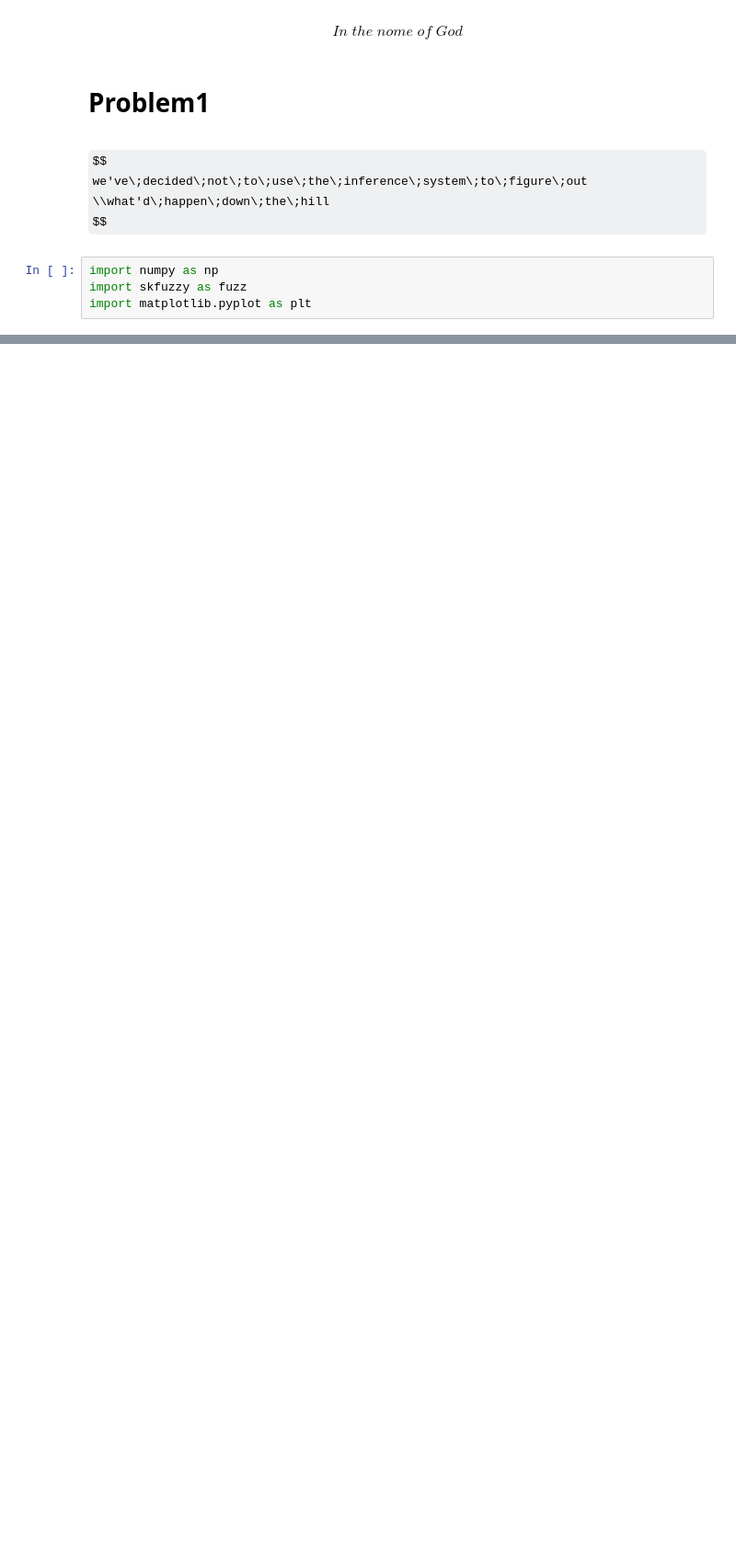
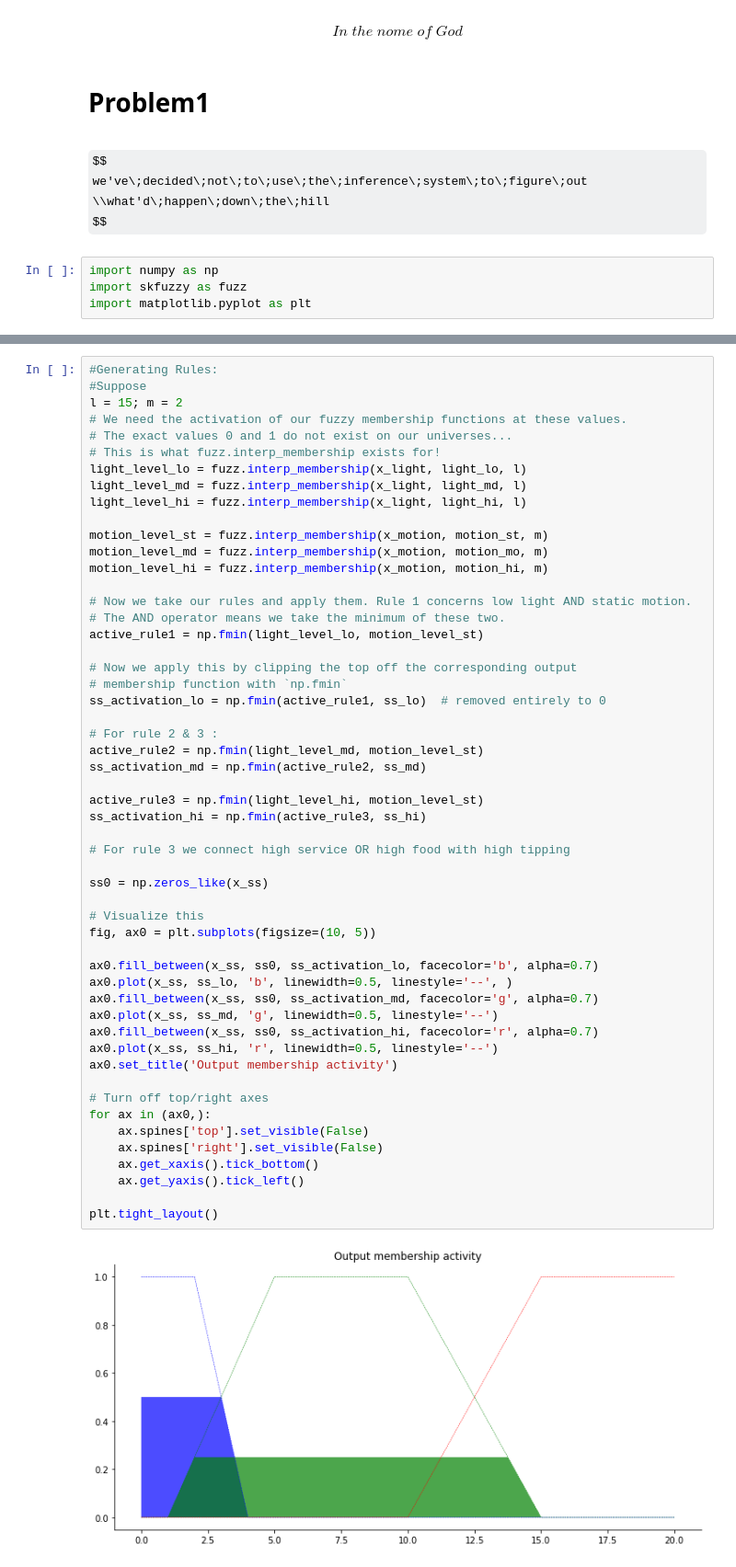
Before and after one commit to garfield-gray/Fuzzy, a Jupyter notebook: P#1.ipynb, the cells around one changed output, grey strips where cells are left out. Shown: that part at 92% size. Cells and saved outputs as stored; diff of their text form; some formulas as TeX source; blank space fills up the shorter version.

Commit message:
P1 rules init

```diff
--- a/P#1.ipynb
+++ b/P#1.ipynb
@@ -70,0 +98,55 @@ plt.tight_layout()
+# %%
+#Generating Rules:
+#Suppose
+l = 15; m = 2
+# We need the activation of our fuzzy membership functions at these values.
+# The exact values 0 and 1 do not exist on our universes...
+# This is what fuzz.interp_membership exists for!
+light_level_lo = fuzz.interp_membership(x_light, light_lo, l)
+light_level_md = fuzz.interp_membership(x_light, light_md, l)
+light_level_hi = fuzz.interp_membership(x_light, light_hi, l)
+
+motion_level_st = fuzz.interp_membership(x_motion, motion_st, m)
+motion_level_md = fuzz.interp_membership(x_motion, motion_mo, m)
+motion_level_hi = fuzz.interp_membership(x_motion, motion_hi, m)
+
+# Now we take our rules and apply them. Rule 1 concerns low light AND static motion.
+# The AND operator means we take the minimum of these two.
+active_rule1 = np.fmin(light_level_lo, motion_level_st)
+
+# Now we apply this by clipping the top off the corresponding output
+# membership function with `np.fmin`
+ss_activation_lo = np.fmin(active_rule1, ss_lo)  # removed entirely to 0
+
+# For rule 2 & 3 :
+active_rule2 = np.fmin(light_level_md, motion_level_st)
+ss_activation_md = np.fmin(active_rule2, ss_md)
+
+active_rule3 = np.fmin(light_level_hi, motion_level_st)
+ss_activation_hi = np.fmin(active_rule3, ss_hi)
+
+# For rule 3 we connect high service OR high food with high tipping
+
+ss0 = np.zeros_like(x_ss)
+
+# Visualize this
+fig, ax0 = plt.subplots(figsize=(10, 5))
+
+ax0.fill_between(x_ss, ss0, ss_activation_lo, facecolor='b', alpha=0.7)
+ax0.plot(x_ss, ss_lo, 'b', linewidth=0.5, linestyle='--', )
+ax0.fill_between(x_ss, ss0, ss_activation_md, facecolor='g', alpha=0.7)
+ax0.plot(x_ss, ss_md, 'g', linewidth=0.5, linestyle='--')
+ax0.fill_between(x_ss, ss0, ss_activation_hi, facecolor='r', alpha=0.7)
+ax0.plot(x_ss, ss_hi, 'r', linewidth=0.5, linestyle='--')
+ax0.set_title('Output membership activity')
+
+# Turn off top/right axes
+for ax in (ax0,):
+    ax.spines['top'].set_visible(False)
+    ax.spines['right'].set_visible(False)
+    ax.get_xaxis().tick_bottom()
+    ax.get_yaxis().tick_left()
+
+plt.tight_layout()
+# %% [output]
+[figure, added]
```
Also changed, not shown: parts of 6 cells of this notebook.
